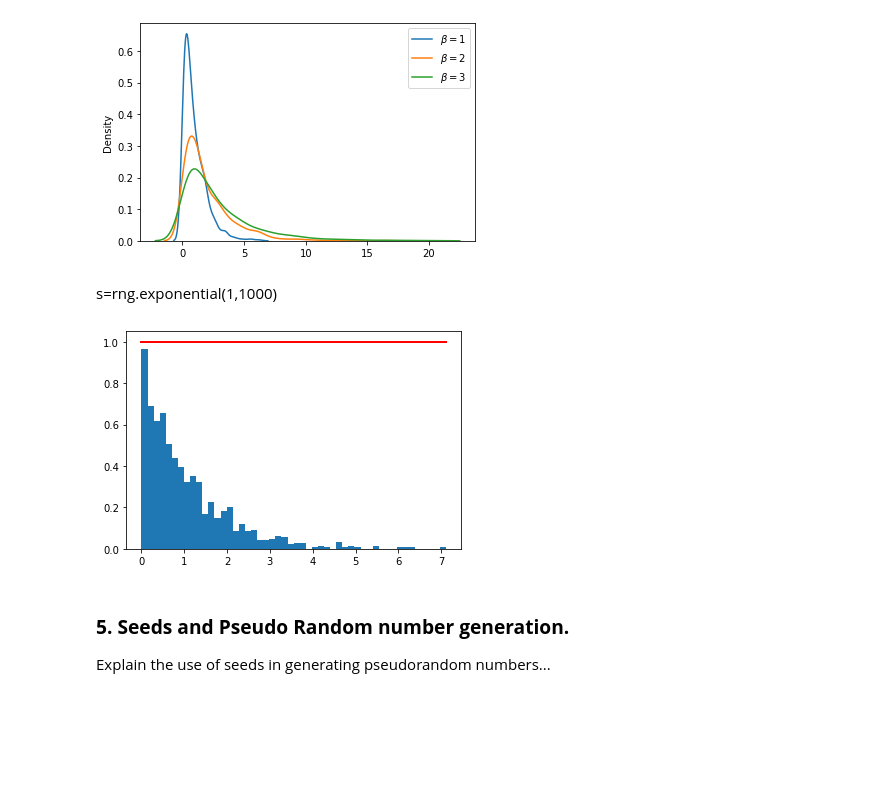
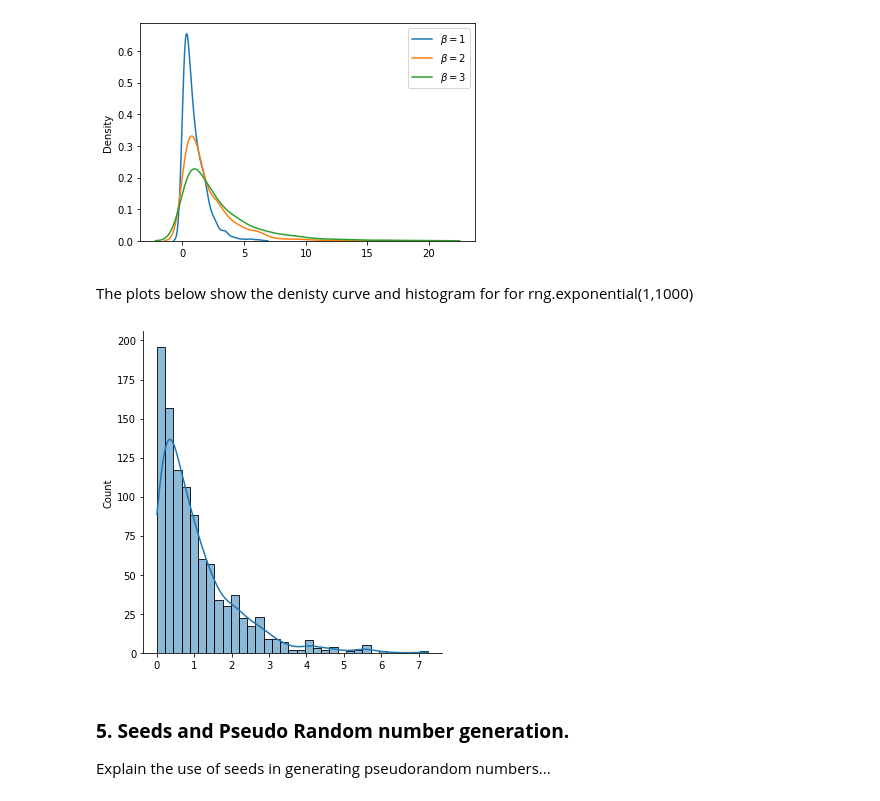
Before and after one commit to Jonish99/PDA-Assigment-One, a Jupyter notebook: numpy.ipynb, the cells around one changed output. Cells and saved outputs as stored; diff of their text form; code cells hidden in the pictures; blank space fills up the shorter version.

```diff
--- a/numpy.ipynb
+++ b/numpy.ipynb
@@ -849,17 +850,16 @@ plt.show
 <function matplotlib.pyplot.show(close=None, block=None)>
 [figure]
 # %% [markdown]
-s=rng.exponential(1,1000)
+The plots below show the denisty curve and histogram for for rng.exponential(1,1000)
 # %%
+
 s=rng.exponential(1,1000)
-size, bins, ignored = plt.hist(s, 50, density=True)
-label = "x"
-#np
-plt.plot(bins, np.ones_like(bins),  linewidth=2, color='r' )
-#plt.title(label)
+
+
+sns.displot(s,kde=True)
 plt.show()
 # %% [output]
-[figure, old version]
+[figure, new version]
 # %% [markdown]
 ### <Strong>5. Seeds and Pseudo Random number generation.</Strong>
 Explain the use of seeds in generating pseudorandom numbers...
```
Also changed, not shown: parts of 1 cell of this notebook, 1 other file.
